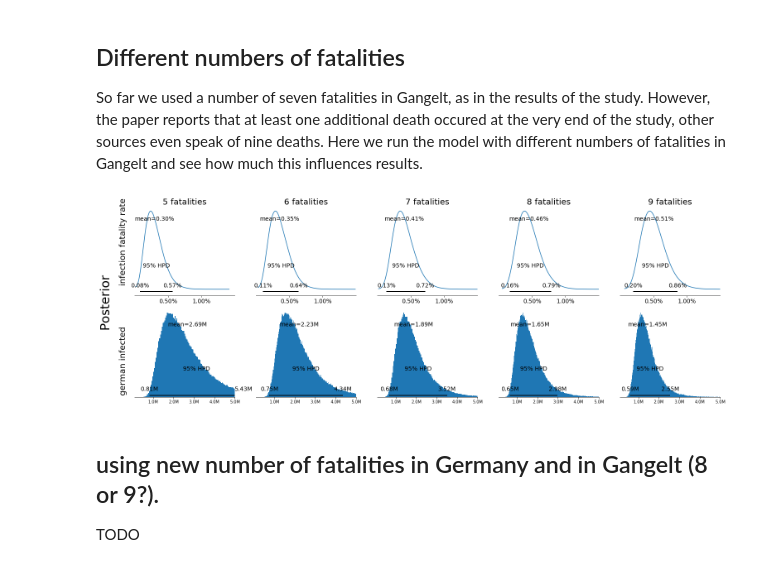
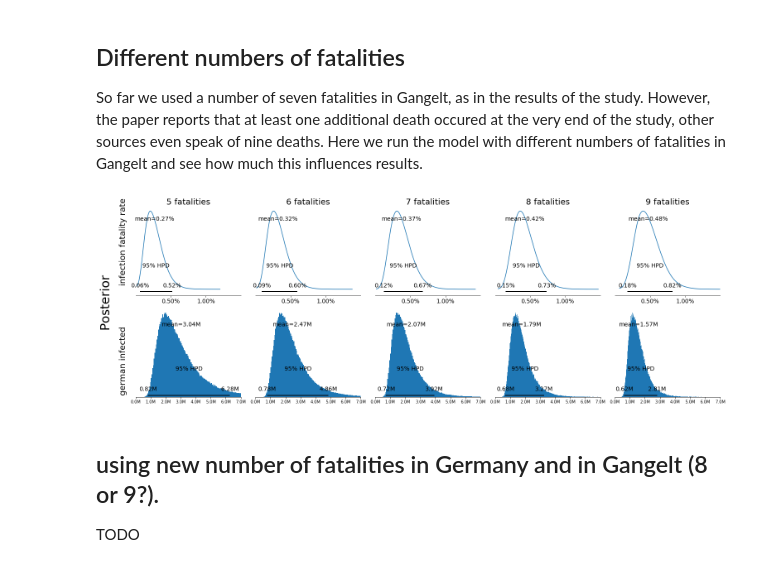
Before and after one commit to matthias-k/analysis-heinsberg-study, a Jupyter notebook: BayesianHeinsbergClean.ipynb, the cells around one changed output. Saved outputs shown, nothing was run; the diff lists cells and outputs as text; code cells hidden in the pictures.

Commit message:
use 1 percent prior, reorganize models
Signed-off-by: Matthias Kümmerer <matthias@matthias-k.org>

```diff
--- a/BayesianHeinsbergClean.ipynb
+++ b/BayesianHeinsbergClean.ipynb
@@ -298,7 +300,7 @@ with pm.Model() as model_1:
     total_population = 12597
     gangelt_infected = pm.Binomial(n=total_population, p=gangelt_infection_rate, name='gangelt_infected')
 
-    infection_fatality_rate = pm.Beta(alpha=1, beta=3, name='infection_fatality_rate')
+    infection_fatality_rate = pm.Beta(alpha=0.8, beta=7, name='infection_fatality_rate')
     gangelt_fatalities = pm.Binomial(n=gangelt_infected, p=infection_fatality_rate, name='gangelt_fatalities=7', observed=7)
 
 if os.path.isfile('model1_1.pydat'):
@@ -309,7 +311,7 @@ if os.path.isfile('model1_1.pydat'):
 else:
     with model_1:
         prior_1 = pm.sample_prior_predictive(samples=50000)
-        posterior_1 = pm.sample(draws=1000000)
+        posterior_1 = pm.sample(draws=100000)
         german_infected_1 = [dist.nbinom(n=6575, p=p).rvs() for p in (posterior_1['infection_fatality_rate'])]
 
         with open('model1_1.pydat', 'wb') as f:
@@ -321,7 +323,7 @@ with pm.Model() as model_2:
     total_population = 12597
     gangelt_infected = pm.Binomial(n=total_population, p=gangelt_infection_rate, name='gangelt_infected')
 
-    infection_fatality_rate = pm.Uniform(lower=0,upper=1, name='infection_fatality_rate')
+    infection_fatality_rate = pm.Beta(alpha=1, beta=3, name='infection_fatality_rate')
     gangelt_fatalities = pm.Binomial(n=gangelt_infected, p=infection_fatality_rate, name='gangelt_fatalities=7', observed=7)
 
 if os.path.isfile('model1_2.pydat'):
@@ -331,8 +333,8 @@ if os.path.isfile('model1_2.pydat'):
     german_infected_2 = tmp['german_infected']
 else:
     with model_2:
-        prior_2 = pm.sample_prior_predictive(samples=500000)
-        posterior_2 = pm.sample(draws=100000)
+        prior_2 = pm.sample_prior_predictive(samples=50000)
+        posterior_2 = pm.sample(draws=1000000)
         german_infected_2 = [dist.nbinom(n=6575, p=p).rvs() for p in (posterior_2['infection_fatality_rate'])]
 
         with open('model1_2.pydat', 'wb') as f:
@@ -369,10 +370,10 @@ height = 4
 
 f, axs = plt.subplots(rows, cols, figsize=(cols*width, rows*height))
 models = [
-    (prior_4, posterior_4),
     (prior, posterior),
     (prior_1, posterior_1),
     (prior_2, posterior_2),
+    (prior_3, posterior_3),
     #(prior_3, posterior_3, german_infected_3),
 ]
 
@@ -387,14 +388,18 @@ axs[0, 1].set_title('wider beta prior', fontsize=20)
 axs[0, 2].set_title('even wider beta prior', fontsize=20)
 axs[0, 3].set_title('uniform prior', fontsize=20)
 
-axs[0, 0].text(0.2, .8*axs[0, 0].get_ylim()[1], 'a=0.3, b=30', fontsize=16)
+axs[0, 0].text(0.2, .8*axs[0, 0].get_ylim()[1], f'a={ifr_prior_alpha}, b={ifr_prior_beta}', fontsize=16)
 axs[0, 0].text(0.2, .68*axs[0, 0].get_ylim()[1], 'mean={:.01%}, std={:.01%}'.format(
-    dist.beta(a=0.3, b=30).mean(),
-    dist.beta(a=0.3, b=30).std(),
+    dist.beta(a=ifr_prior_alpha, b=ifr_prior_beta).mean(),
+    dist.beta(a=ifr_prior_alpha, b=ifr_prior_beta).std(),
 ), fontsize=16)
 
-axs[0, 1].text(0.2, .8*axs[0, 1].get_ylim()[1], f'a={ifr_prior_a}, b={ifr_prior_b}', fontsize=16)
-axs[0, 1].text(0.2, .68*axs[0, 1].get_ylim()[1], 'mean=10%, std=10%', fontsize=16)
+axs[0, 1].text(0.2, .8*axs[0, 1].get_ylim()[1], f'a=0.8, b=7', fontsize=16)
+axs[0, 1].text(0.2, .68*axs[0, 1].get_ylim()[1], 'mean={:.01%}, std={:.01%}'.format(
+    dist.beta(a=0.8, b=7).mean(),
+    dist.beta(a=0.8, b=7).std(),
+), fontsize=16)
+
 
 axs[0, 2].text(0.2, .8*axs[0, 2].get_ylim()[1], 'a=1, b=3', fontsize=16)
 axs[0, 2].text(0.2, .68*axs[0, 2].get_ylim()[1], 'mean={:.01%}, std={:.01%}'.format(
@@ -524,7 +529,7 @@ for fatalities in [5, 6, 7, 8, 9]:
         total_population = 12597
         gangelt_infected = pm.Binomial(n=total_population, p=gangelt_infection_rate, name='gangelt_infected')
 
-        infection_fatality_rate = pm.Beta(**beta_params(mean=0.1, var=0.1**2), name='infection_fatality_rate')
+        infection_fatality_rate = pm.Beta(alpha=ifr_prior_alpha, beta=ifr_prior_beta, name='infection_fatality_rate')
         gangelt_fatalities = pm.Binomial(n=gangelt_infected, p=infection_fatality_rate, name='gangelt_fatalities', observed=fatalities)
 
         _prior = pm.sample_prior_predictive(samples=50000)
@@ -543,23 +548,24 @@ for fatalities in [5, 6, 7, 8, 9]:
 # %%
 rows = 2
 cols = 5
 width = 4.5
 height = 4
 
 f, axs = plt.subplots(rows, cols, figsize=(cols*width, rows*height))
 
 for model_index, (fatalities, data) in enumerate(fatality_models.items()):
     plot_infection_fatality_rate(data['posterior']['infection_fatality_rate'], ax=axs[0, model_index])
     plot_german_infected(data['german_infected'], ax=axs[1, model_index])
+    axs[1, model_index].set_xlim(0, 7e6)
     axs[0, model_index].set_title(f'{fatalities} fatalities', fontsize=20)
 
 plt.tight_layout(rect=(0.05, 0.05, 0.95, 0.95))
 
 plt.gcf().text(0.04, 1.5/rows, 'infection fatality rate', rotation=90, verticalalignment='center', fontsize=20)
 plt.gcf().text(0.04, 0.5/rows, 'german infected', rotation=90, verticalalignment='center', fontsize=20)
 plt.gcf().text(0.01, 1/rows, 'Posterior', rotation=90, verticalalignment='center', fontsize=30);
 # %% [output]
-[figure, old version]
+[figure, new version]
 # %% [markdown]
 ## using new number of fatalities in Germany and in Gangelt (8 or 9?).
 
```
Also changed, not shown: parts of 17 cells of this notebook.
